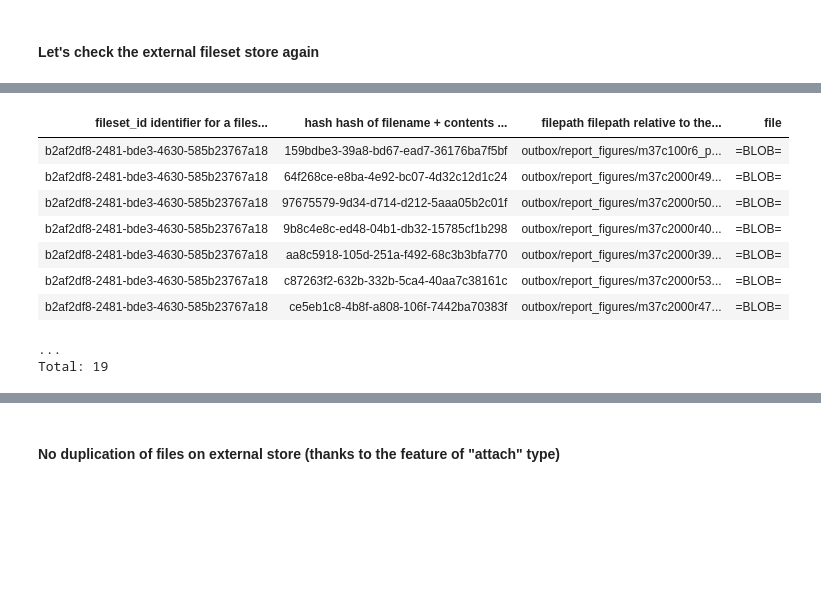
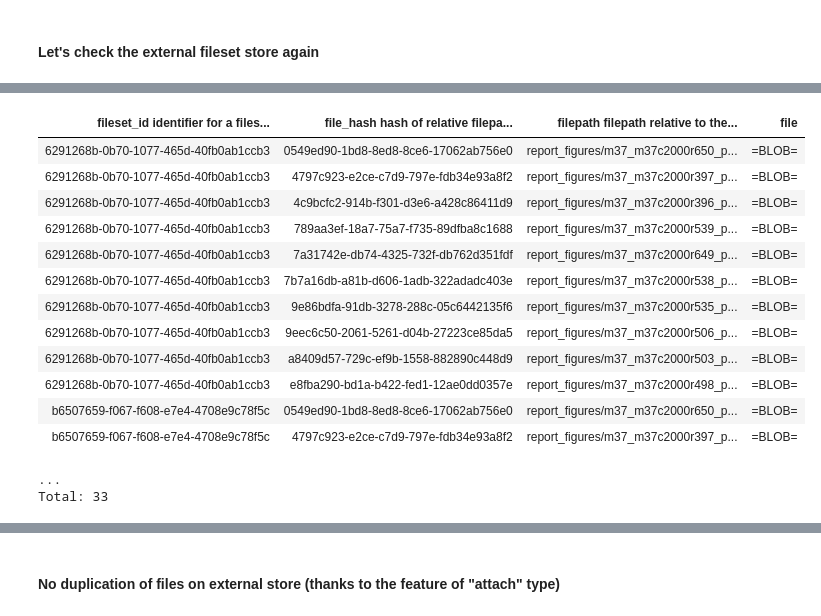
Before and after one commit to ttngu207/datajoint-python, a Jupyter notebook: docs/src/datajoint_fileset_tutorial.ipynb, the cells around one changed output, grey strips where cells are left out. Drawn from its saved outputs; the diff is of its cells as text; code cells hidden in the pictures; blank space fills up the shorter version.

```diff
--- a/docs/src/datajoint_fileset_tutorial.ipynb
+++ b/docs/src/datajoint_fileset_tutorial.ipynb
@@ -6,3 +6,8 @@ C:\Users\thinh\Documents\TN-Vathes\DataJoint\datajoint-python
 import os
 import datajoint as dj
 from pathlib import Path
+# %%
+dj.config["database.host"] = "localhost"
+dj.config["database.user"] = "root"
+dj.config["database.password"] = "simple"
+dj.conn()
@@ -15,8 +24,8 @@ os.environ['DJ_SUPPORT_FILESET_MANAGEMENT'] = "TRUE"
 STORE_NAME = 'file-store'
 dj.config['stores'] = {STORE_NAME: {
     'protocol': 'file',
-    'location': 'D:/dj_store_cache',
-    'stage': 'C:/Users/thinh/Documents/Temporary'}
+    'location': 'C:/Users/thinh/Documents/SciOps-data/datajoint-python/inbox',
+    'stage': 'C:/Users/thinh/Documents/SciOps-data/datajoint-python/outbox'}
 }
 # %%
 schema = dj.Schema('test_fileset')
@@ -201,16 +226,21 @@ Total: 2
 # %%
-schema.fileset['file-store'].File
+schema.fileset['file-store'].File()
 # %% [output]
-| fileset_id identifier for a files... | hash hash of filename + contents ... | filepath filepath relative to the... | file |
-| b2af2df8-2481-bde3-4630-585b23767a18 | 159bdbe3-39a8-bd67-ead7-36176ba7f5bf | outbox/report_figures/m37c100r6_p... | =BLOB= |
-| b2af2df8-2481-bde3-4630-585b23767a18 | 64f268ce-e8ba-4e92-bc07-4d32c12d1c24 | outbox/report_figures/m37c2000r49... | =BLOB= |
-| b2af2df8-2481-bde3-4630-585b23767a18 | 97675579-9d34-d714-d212-5aaa05b2c01f | outbox/report_figures/m37c2000r50... | =BLOB= |
-| b2af2df8-2481-bde3-4630-585b23767a18 | 9b8c4e8c-ed48-04b1-db32-15785cf1b298 | outbox/report_figures/m37c2000r40... | =BLOB= |
-| b2af2df8-2481-bde3-4630-585b23767a18 | aa8c5918-105d-251a-f492-68c3b3bfa770 | outbox/report_figures/m37c2000r39... | =BLOB= |
-| b2af2df8-2481-bde3-4630-585b23767a18 | c87263f2-632b-332b-5ca4-40aa7c38161c | outbox/report_figures/m37c2000r53... | =BLOB= |
-| b2af2df8-2481-bde3-4630-585b23767a18 | ce5eb1c8-4b8f-a808-106f-7442ba70383f | outbox/report_figures/m37c2000r47... | =BLOB= |
+| fileset_id identifier for a files... | file_hash hash of relative filepa... | filepath filepath relative to the... | file |
+| 6291268b-0b70-1077-465d-40fb0ab1ccb3 | 0549ed90-1bd8-8ed8-8ce6-17062ab756e0 | report_figures/m37_m37c2000r650_p... | =BLOB= |
+| 6291268b-0b70-1077-465d-40fb0ab1ccb3 | 4797c923-e2ce-c7d9-797e-fdb34e93a8f2 | report_figures/m37_m37c2000r397_p... | =BLOB= |
+| 6291268b-0b70-1077-465d-40fb0ab1ccb3 | 4c9bcfc2-914b-f301-d3e6-a428c86411d9 | report_figures/m37_m37c2000r396_p... | =BLOB= |
+| 6291268b-0b70-1077-465d-40fb0ab1ccb3 | 789aa3ef-18a7-75a7-f735-89dfba8c1688 | report_figures/m37_m37c2000r539_p... | =BLOB= |
+| 6291268b-0b70-1077-465d-40fb0ab1ccb3 | 7a31742e-db74-4325-732f-db762d351fdf | report_figures/m37_m37c2000r649_p... | =BLOB= |
+| 6291268b-0b70-1077-465d-40fb0ab1ccb3 | 7b7a16db-a81b-d606-1adb-322adadc403e | report_figures/m37_m37c2000r538_p... | =BLOB= |
+| 6291268b-0b70-1077-465d-40fb0ab1ccb3 | 9e86bdfa-91db-3278-288c-05c6442135f6 | report_figures/m37_m37c2000r535_p... | =BLOB= |
+| 6291268b-0b70-1077-465d-40fb0ab1ccb3 | 9eec6c50-2061-5261-d04b-27223ce85da5 | report_figures/m37_m37c2000r506_p... | =BLOB= |
+| 6291268b-0b70-1077-465d-40fb0ab1ccb3 | a8409d57-729c-ef9b-1558-882890c448d9 | report_figures/m37_m37c2000r503_p... | =BLOB= |
+| 6291268b-0b70-1077-465d-40fb0ab1ccb3 | e8fba290-bd1a-b422-fed1-12ae0dd0357e | report_figures/m37_m37c2000r498_p... | =BLOB= |
+| b6507659-f067-f608-e7e4-4708e9c78f5c | 0549ed90-1bd8-8ed8-8ce6-17062ab756e0 | report_figures/m37_m37c2000r650_p... | =BLOB= |
+| b6507659-f067-f608-e7e4-4708e9c78f5c | 4797c923-e2ce-c7d9-797e-fdb34e93a8f2 | report_figures/m37_m37c2000r397_p... | =BLOB= |
 ...
-Total: 19
+Total: 33
 # %%
 schema.external['file-store']
 # %% [output]
```
Also changed, not shown: parts of 33 cells of this notebook.
